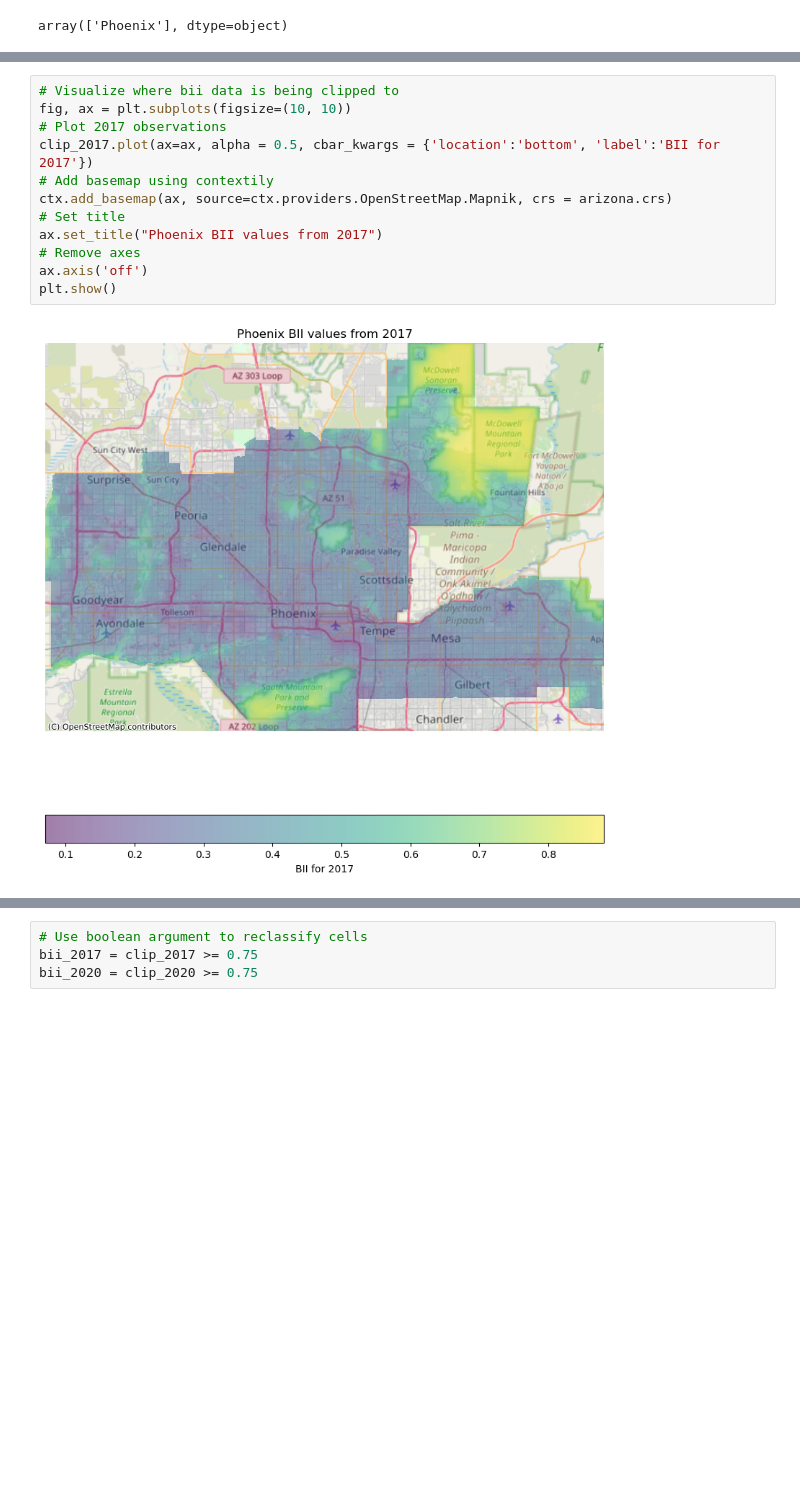
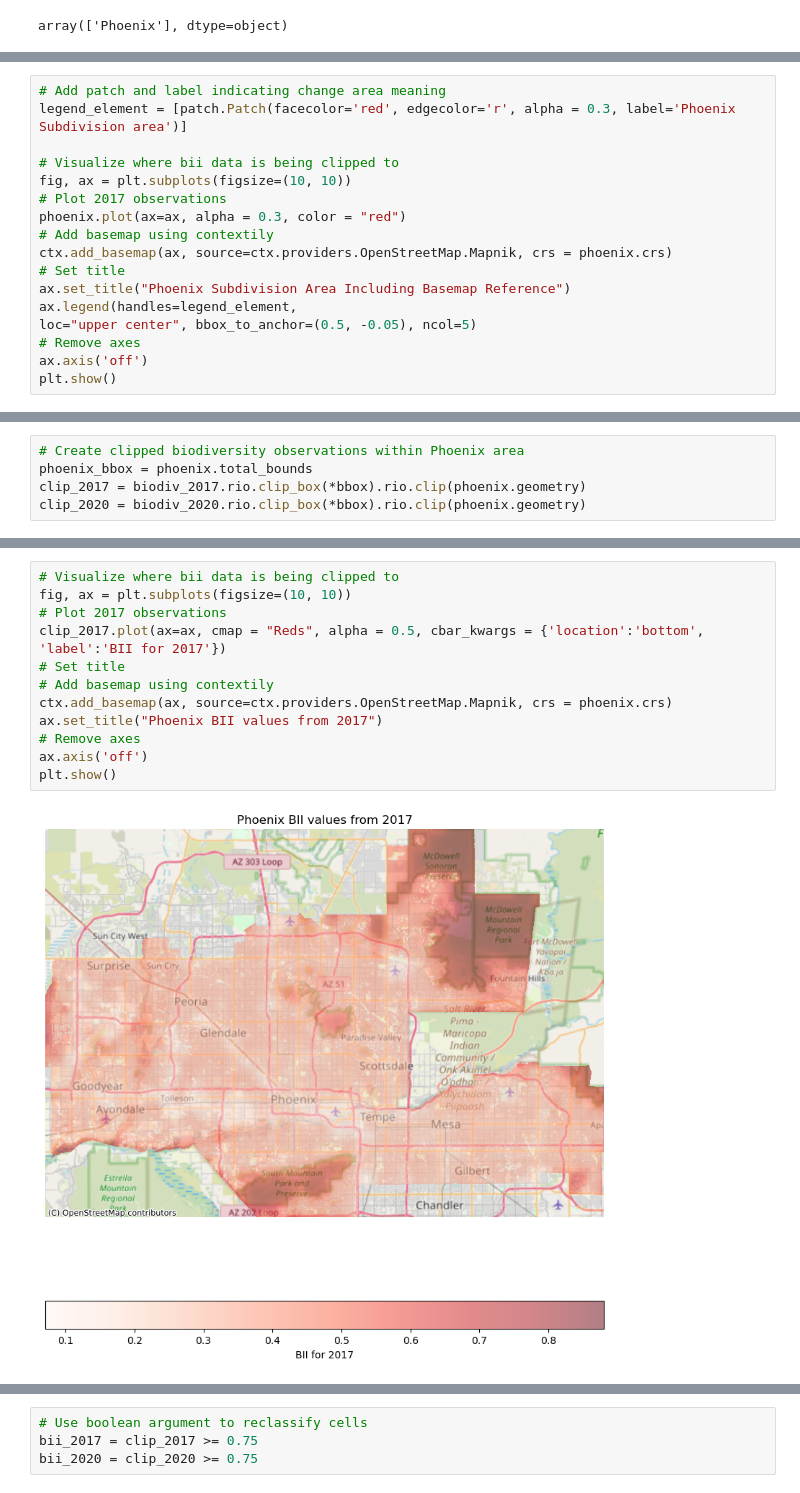
Before and after one commit to NatBonnet/eds220-phoenix-biodiversity, a Jupyter notebook: phoenix_biodiversity.ipynb, the cells around one changed output, grey strips where cells are left out. Cells and saved outputs as stored; diff of their text form; blank space fills up the shorter version.

```diff
--- a/phoenix_biodiversity.ipynb
+++ b/phoenix_biodiversity.ipynb
@@ -143,0 +146,17 @@ array(['Phoenix'], dtype=object)
+# %%
+# Add patch and label indicating change area meaning
+legend_element = [patch.Patch(facecolor='red', edgecolor='r', alpha = 0.3, label='Phoenix Subdivision area')]
+
+# Visualize where bii data is being clipped to
+fig, ax = plt.subplots(figsize=(10, 10))
+# Plot 2017 observations
+phoenix.plot(ax=ax, alpha = 0.3, color = "red")
+# Add basemap using contextily
+ctx.add_basemap(ax, source=ctx.providers.OpenStreetMap.Mapnik, crs = phoenix.crs)
+# Set title
+ax.set_title("Phoenix Subdivision Area Including Basemap Reference")
+ax.legend(handles=legend_element,
+loc="upper center", bbox_to_anchor=(0.5, -0.05), ncol=5)
+# Remove axes
+ax.axis('off')
+plt.show()
@@ -150 +169,6 @@ clip_2020 = biodiv_2020.rio.clip_box(*phoenix.total_bounds).rio.clip(phoenix.geo
+# %%
+# Create clipped biodiversity observations within Phoenix area
+phoenix_bbox = phoenix.total_bounds
+clip_2017 = biodiv_2017.rio.clip_box(*bbox).rio.clip(phoenix.geometry)
+clip_2020 = biodiv_2020.rio.clip_box(*bbox).rio.clip(phoenix.geometry)
 # %% [markdown]
@@ -152,14 +176,14 @@ clip_2020 = biodiv_2020.rio.clip_box(*phoenix.total_bounds).rio.clip(phoenix.geo
 # %%
 # Visualize where bii data is being clipped to
 fig, ax = plt.subplots(figsize=(10, 10))
 # Plot 2017 observations
-clip_2017.plot(ax=ax, alpha = 0.5, cbar_kwargs = {'location':'bottom', 'label':'BII for 2017'})
+clip_2017.plot(ax=ax, cmap = "Reds", alpha = 0.5, cbar_kwargs = {'location':'bottom', 'label':'BII for 2017'})
+# Set title
 # Add basemap using contextily
-ctx.add_basemap(ax, source=ctx.providers.OpenStreetMap.Mapnik, crs = arizona.crs)
-# Set title
+ctx.add_basemap(ax, source=ctx.providers.OpenStreetMap.Mapnik, crs = phoenix.crs)
 ax.set_title("Phoenix BII values from 2017")
 # Remove axes
 ax.axis('off')
 plt.show()
 # %% [output]
-[figure, old version]
+[figure, new version]
```
Also changed, not shown: parts of 34 cells of this notebook.
